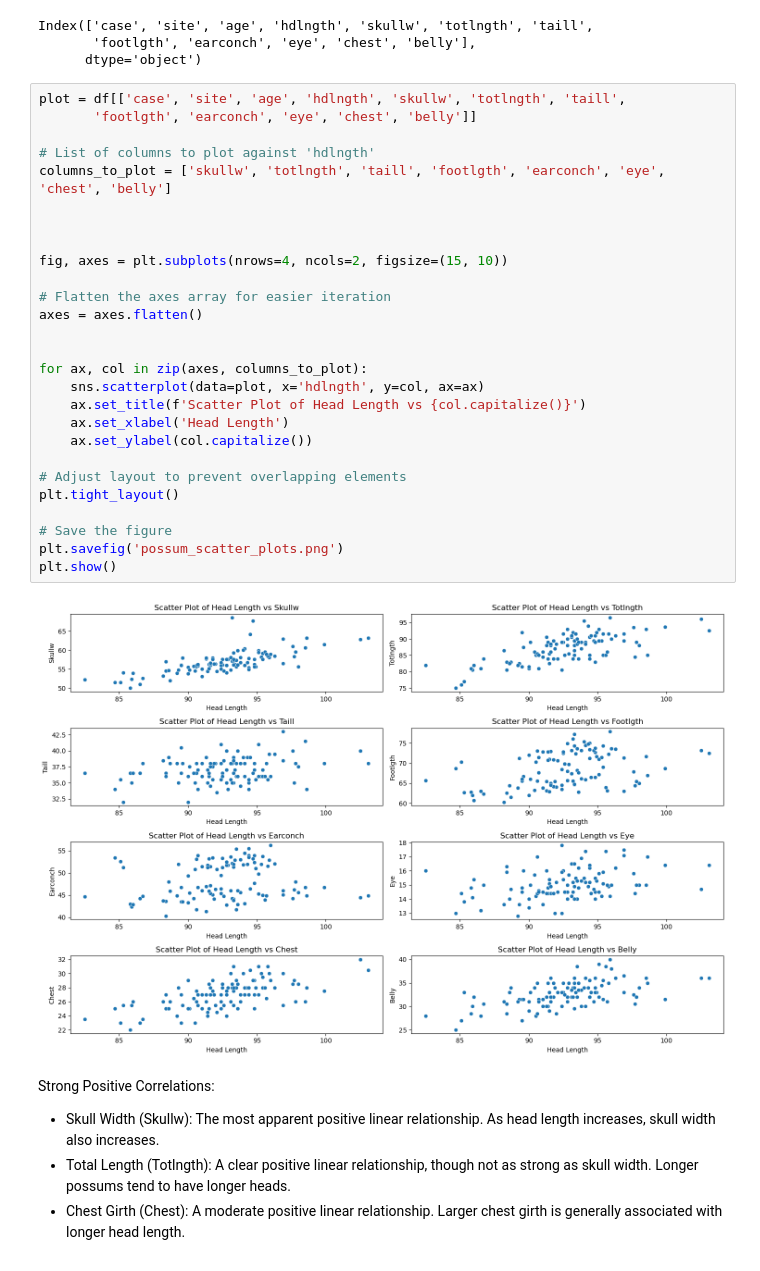
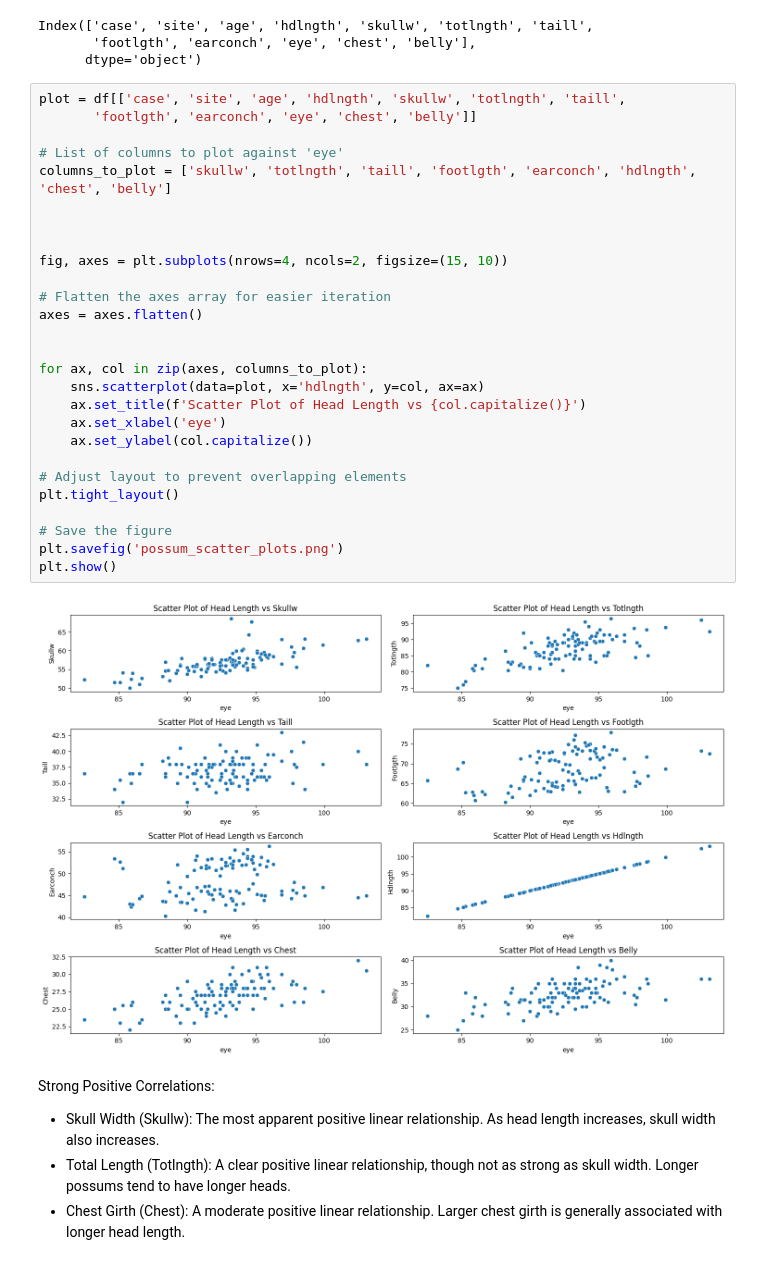
Before and after one commit to Chukwuebuka-2003/possum_prediction, a Jupyter notebook: prediction.ipynb, the cells around one changed output. Saved outputs shown, nothing was run; the diff lists cells and outputs as text.

```diff
--- a/prediction.ipynb
+++ b/prediction.ipynb
@@ -182,32 +182,32 @@ Index(['case', 'site', 'age', 'hdlngth', 'skullw', 'totlngth', 'taill',
 # %%
 plot = df[['case', 'site', 'age', 'hdlngth', 'skullw', 'totlngth', 'taill',
        'footlgth', 'earconch', 'eye', 'chest', 'belly']]
 
-# List of columns to plot against 'hdlngth'
-columns_to_plot = ['skullw', 'totlngth', 'taill', 'footlgth', 'earconch', 'eye', 'chest', 'belly']
+# List of columns to plot against 'eye'
+columns_to_plot = ['skullw', 'totlngth', 'taill', 'footlgth', 'earconch', 'hdlngth', 'chest', 'belly']
 
 
 
 fig, axes = plt.subplots(nrows=4, ncols=2, figsize=(15, 10))
 
 # Flatten the axes array for easier iteration
 axes = axes.flatten()
 
 
 for ax, col in zip(axes, columns_to_plot):
     sns.scatterplot(data=plot, x='hdlngth', y=col, ax=ax)
     ax.set_title(f'Scatter Plot of Head Length vs {col.capitalize()}')
-    ax.set_xlabel('Head Length')
+    ax.set_xlabel('eye')
     ax.set_ylabel(col.capitalize())
 
 # Adjust layout to prevent overlapping elements
 plt.tight_layout()
 
 # Save the figure
 plt.savefig('possum_scatter_plots.png')
 plt.show()
 # %% [output]
-[figure, old version]
+[figure, new version]
 # %% [markdown]
 Strong Positive Correlations:
 - Skull Width (Skullw): The most apparent positive linear relationship. As head length increases, skull width also increases.
```
Also changed, not shown: parts of 23 cells of this notebook, 3 other files.
